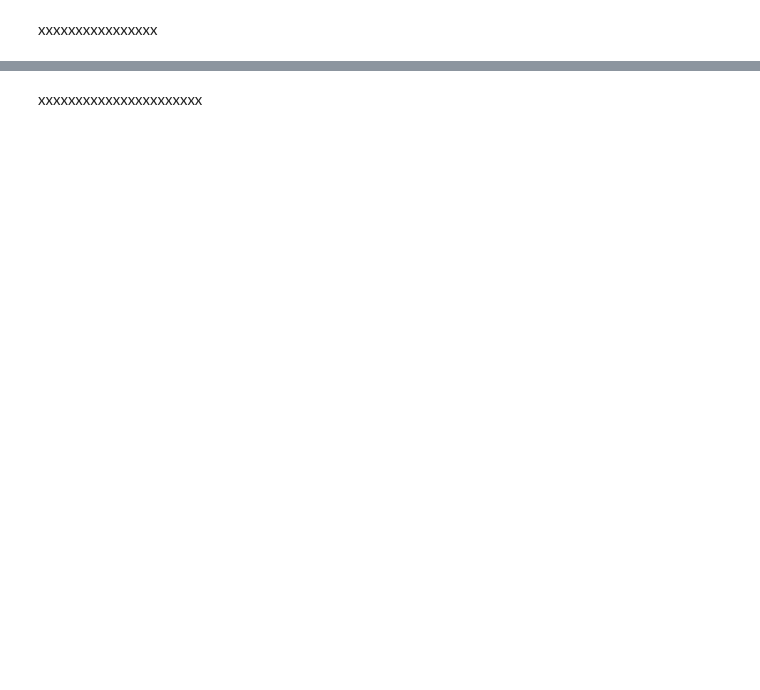
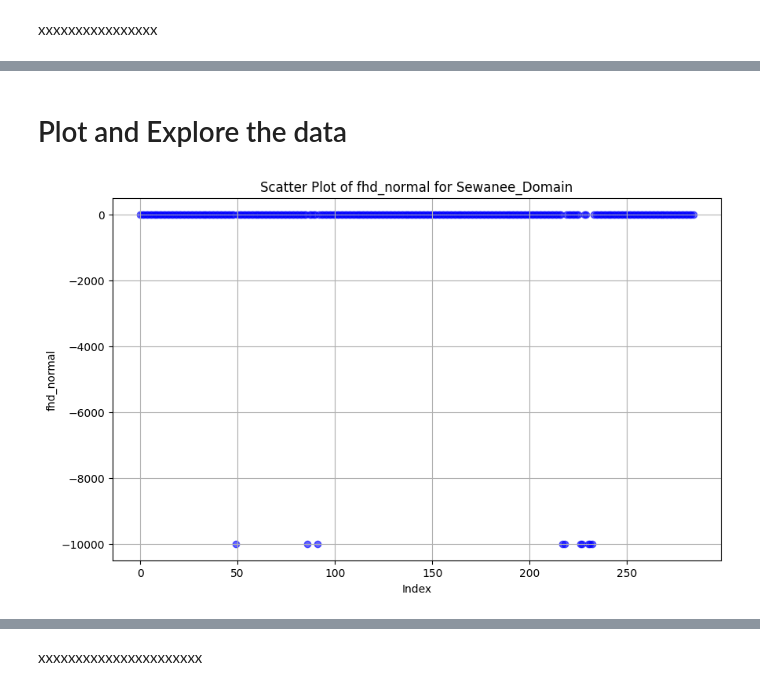
Before and after one commit to NASA-EarthRISE/training_Getting_started_with_GEDI_spaceborne_lidar, a Jupyter notebook: Module_II_Exploring_Forest_Structure_with_GEDI_L2B.ipynb, the cells around one changed output, grey strips where cells are left out. Saved outputs shown, nothing was run; the diff lists cells and outputs as text; code cells hidden in the pictures; blank space fills up the shorter version.

```diff
--- a/Module_II_Exploring_Forest_Structure_with_GEDI_L2B.ipynb
+++ b/Module_II_Exploring_Forest_Structure_with_GEDI_L2B.ipynb
@@ -725,25 +666,0 @@ filtered_gdf
-# %%
-norm = colors.Normalize(vmin=filtered_gdf['fhd_normal'].min(), vmax=filtered_gdf['fhd_normal'].max())
-cmap = cm.get_cmap('viridis')  # or 'plasma', 'inferno', etc.
-
-# Create base map centered on the data
-m = folium.Map(location=[filtered_gdf['lat'].mean(), filtered_gdf['lon'].mean()], zoom_start=12)
-
-# Add points with color ramp based on RH98
-for _, row in filtered_gdf.iterrows():
-    rh_value = row['fhd_normal']
-    if pd.notnull(rh_value):
-        # Convert colormap RGBA to hex
-        color = colors.to_hex(cmap(norm(rh_value)))
-        folium.CircleMarker(
-            location=(row['lat'], row['lon']),
-            radius=3,
-            color=color,
-            fill=True,
-            fill_color=color,
-            fill_opacity=0.8,
-        ).add_to(m)
-
-# Optional: Save and display map
-m.save('gedi_interactive_map.html')
-m
@@ -806,0 +781,9 @@ plt.show()
+# %%
+##pull the dataframes form the dict created above
+
+SPB_AOI = geo_dfs.get('SPB_AOI', gp.GeoDataFrame())
+Prescribed_Burn_AOI = geo_dfs.get('Prescribed_Burn_AOI', gp.GeoDataFrame())
+PaintRock_AOI = geo_dfs.get('PaintRock_AOI', gp.GeoDataFrame())
+Sewanee_Domain = geo_dfs.get('Sewanee_Domain', gp.GeoDataFrame())
+
+Sewanee_Domain.head()
@@ -806,0 +797,13 @@ plt.show()
+# %% [markdown]
+# Plot and Explore the data
+# %%
+### identfy -9999 no data values to be dropped
+plt.figure(figsize=(10, 6))
+plt.scatter(Sewanee_Domain.index, Sewanee_Domain['fhd_normal'], c='blue', alpha=0.6)
+plt.xlabel('Index')
+plt.ylabel('fhd_normal')
+plt.title('Scatter Plot of fhd_normal for Sewanee_Domain')
+plt.grid(True)
+plt.show()
+# %% [output]
+[figure, added]
```
Also changed, not shown: parts of 62 cells of this notebook.
